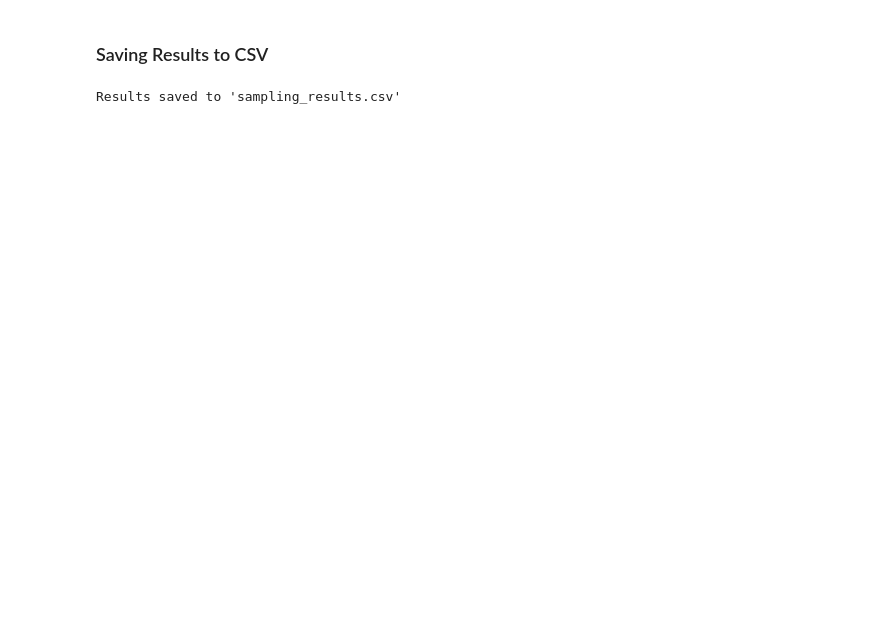
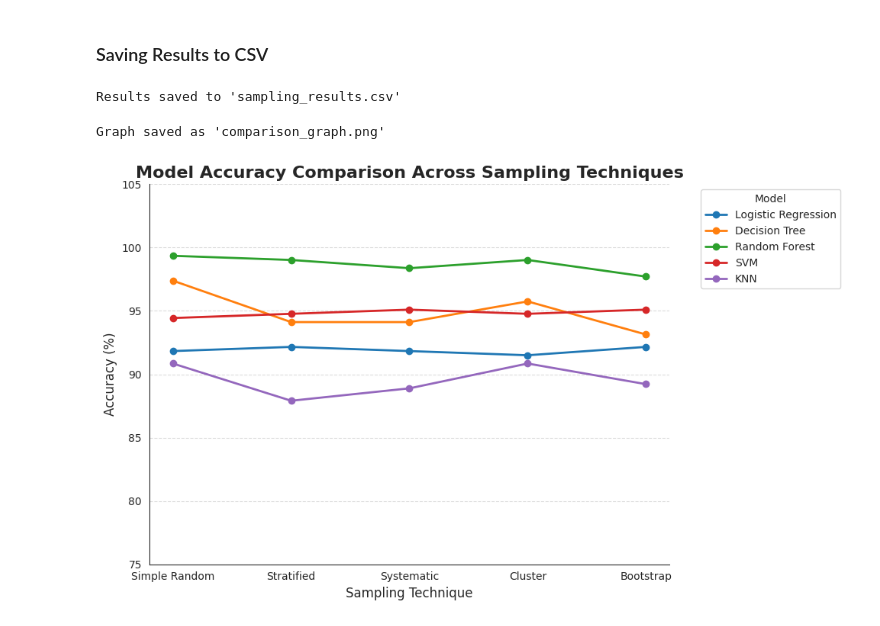
Before and after one commit to Smarth2005/A2-Sampling, a Jupyter notebook: Sampling_assignment.ipynb, the cells around one changed output. Drawn from its saved outputs; the diff is of its cells as text; code cells hidden in the pictures; blank space fills up the shorter version.

```diff
--- a/Sampling_assignment.ipynb
+++ b/Sampling_assignment.ipynb
@@ -243,3 +240,42 @@ results_df.to_csv("sampling_results.csv")
 print("\nResults saved to 'sampling_results.csv'")
 # %% [output]
 Results saved to 'sampling_results.csv'
+# %%
+import pandas as pd
+import seaborn as sns
+import matplotlib.pyplot as plt
+
+def plot_line_comparison(results):
+    # Convert to DataFrame
+    results_df = pd.DataFrame(results)
+
+    # Setup Plot
+    plt.figure(figsize=(10, 6))
+    sns.set_style("white")
+    sns.set_palette("tab10")
+
+    # Plot Lines
+    for model_name in results_df.columns:
+        plt.plot(results_df.index, results_df[model_name], marker='o', linewidth=2, label=model_name)
+
+    # Formatting
+    plt.title('Model Accuracy Comparison Across Sampling Techniques', fontsize=16, weight='bold')
+    plt.xlabel('Sampling Technique', fontsize=12)
+    plt.ylabel('Accuracy (%)', fontsize=12)
+    plt.ylim(75, 105)
+    plt.legend(title='Model', bbox_to_anchor=(1.05, 1), loc='upper left')
+    plt.xticks(rotation=0)
+    plt.grid(axis='y', linestyle='--', alpha=0.7)
+
+    sns.despine()
+
+    # Save and Show
+    plt.tight_layout()
+    plt.savefig('comparison_graph.png', dpi=300)
+    print("Graph saved as 'comparison_graph.png'")
+    plt.show()
+
+plot_line_comparison(results)
+# %% [output]
+Graph saved as 'comparison_graph.png'
+[figure, added]
```
Also changed, not shown: parts of 5 cells of this notebook.
